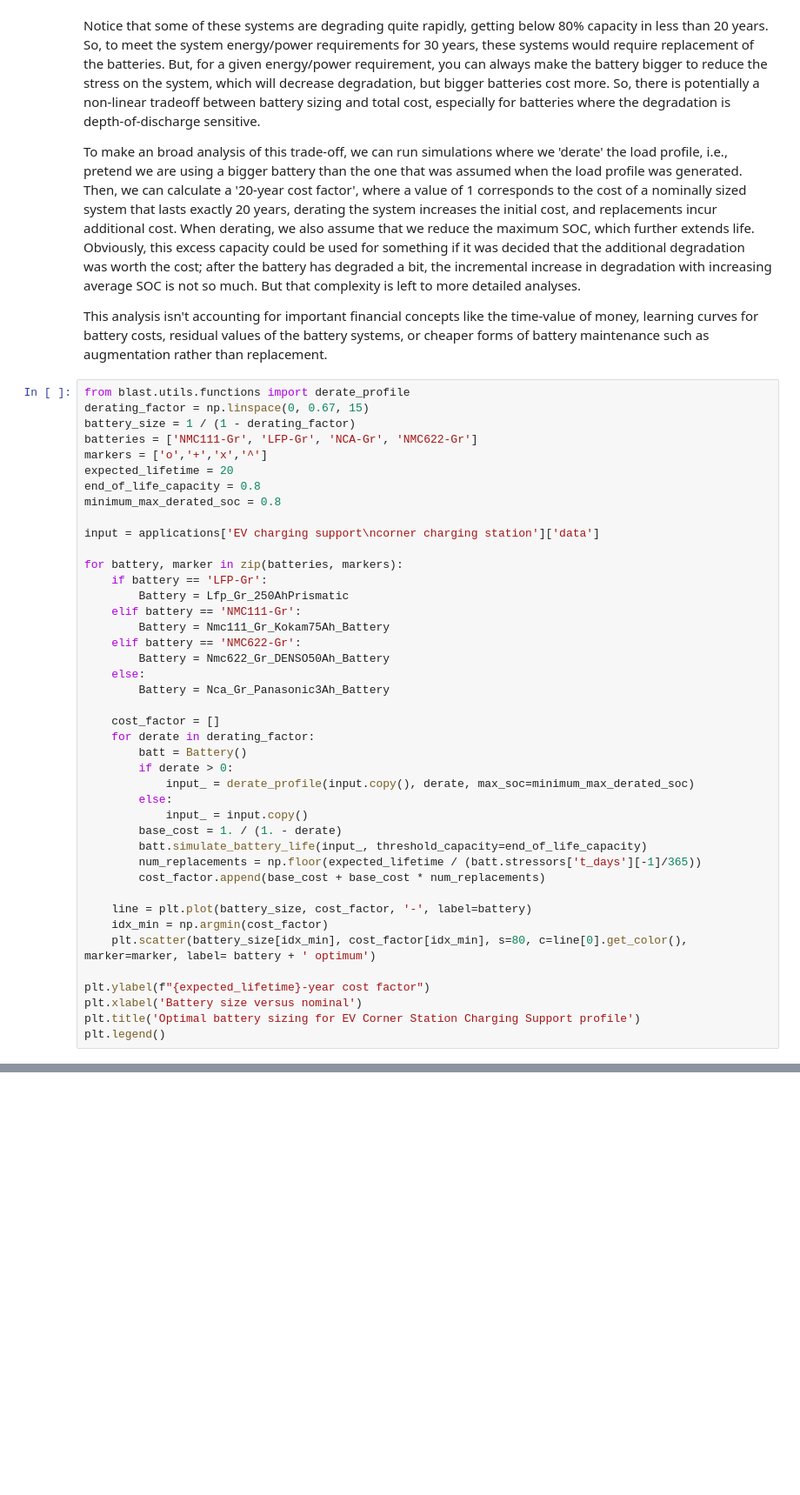
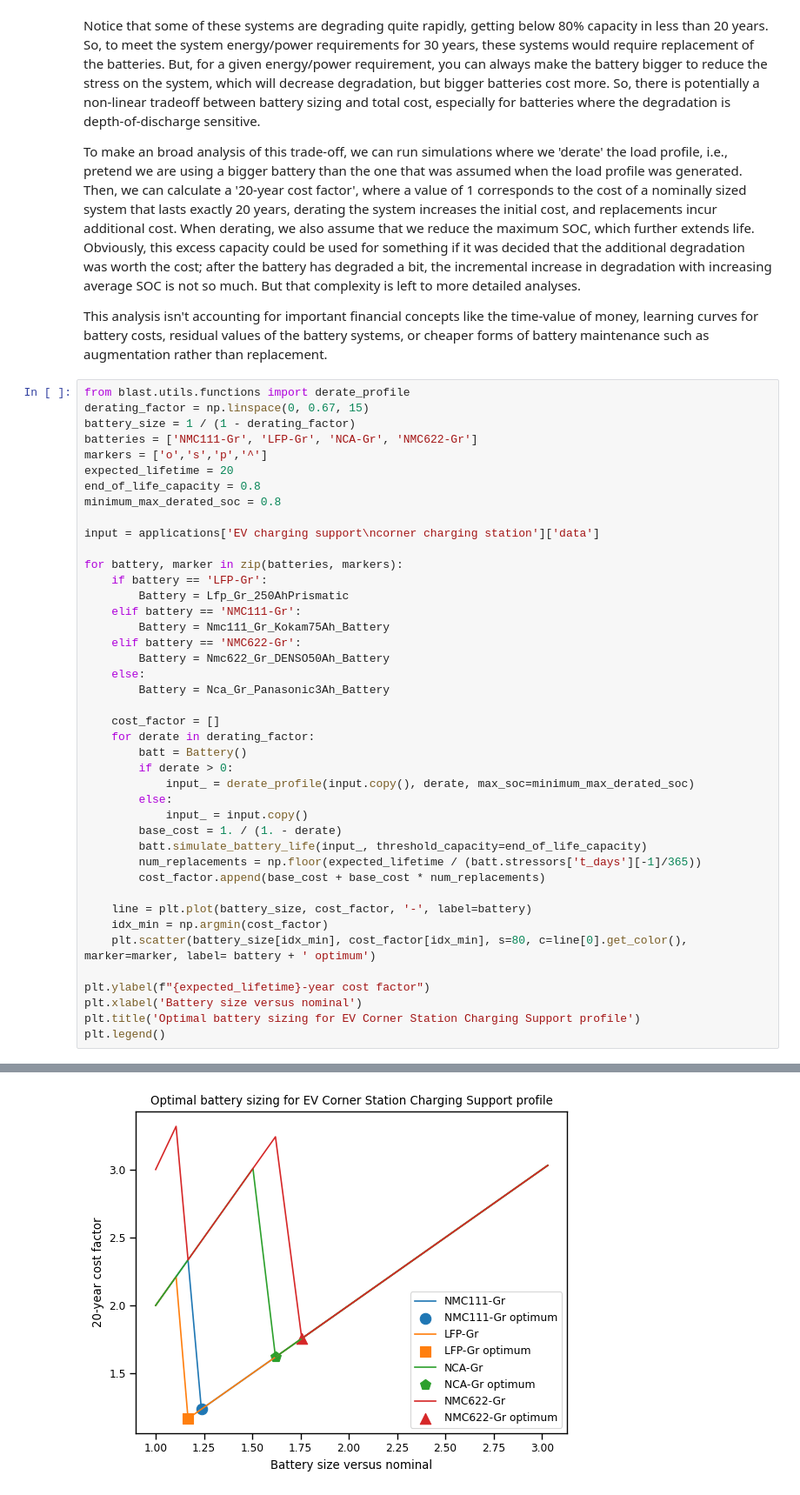
Before and after one commit to NREL/BLAST-Lite, a Jupyter notebook: examples/example_stationary_storage_life.ipynb, the cells around one changed output, grey strips where cells are left out. Shown at 87% size. Saved outputs shown, nothing was run; the diff lists cells and outputs as text; blank space fills up the shorter version.

```diff
--- a/examples/example_stationary_storage_life.ipynb
+++ b/examples/example_stationary_storage_life.ipynb
@@ -224,7 +224,7 @@ from blast.utils.functions import derate_profile
 derating_factor = np.linspace(0, 0.67, 15)
 battery_size = 1 / (1 - derating_factor)
 batteries = ['NMC111-Gr', 'LFP-Gr', 'NCA-Gr', 'NMC622-Gr']
-markers = ['o','+','x','^']
+markers = ['o','s','p','^']
 expected_lifetime = 20
 end_of_life_capacity = 0.8
 minimum_max_derated_soc = 0.8
@@ -261,3 +261,4 @@ plt.ylabel(f"{expected_lifetime}-year cost factor")
 plt.xlabel('Battery size versus nominal')
 plt.title('Optimal battery sizing for EV Corner Station Charging Support profile')
 plt.legend()
+# %% [output]
@@ -263,0 +266 @@ plt.legend()
+[figure, added]
```
Also changed, not shown: parts of 1 cell of this notebook, 1 other file.
